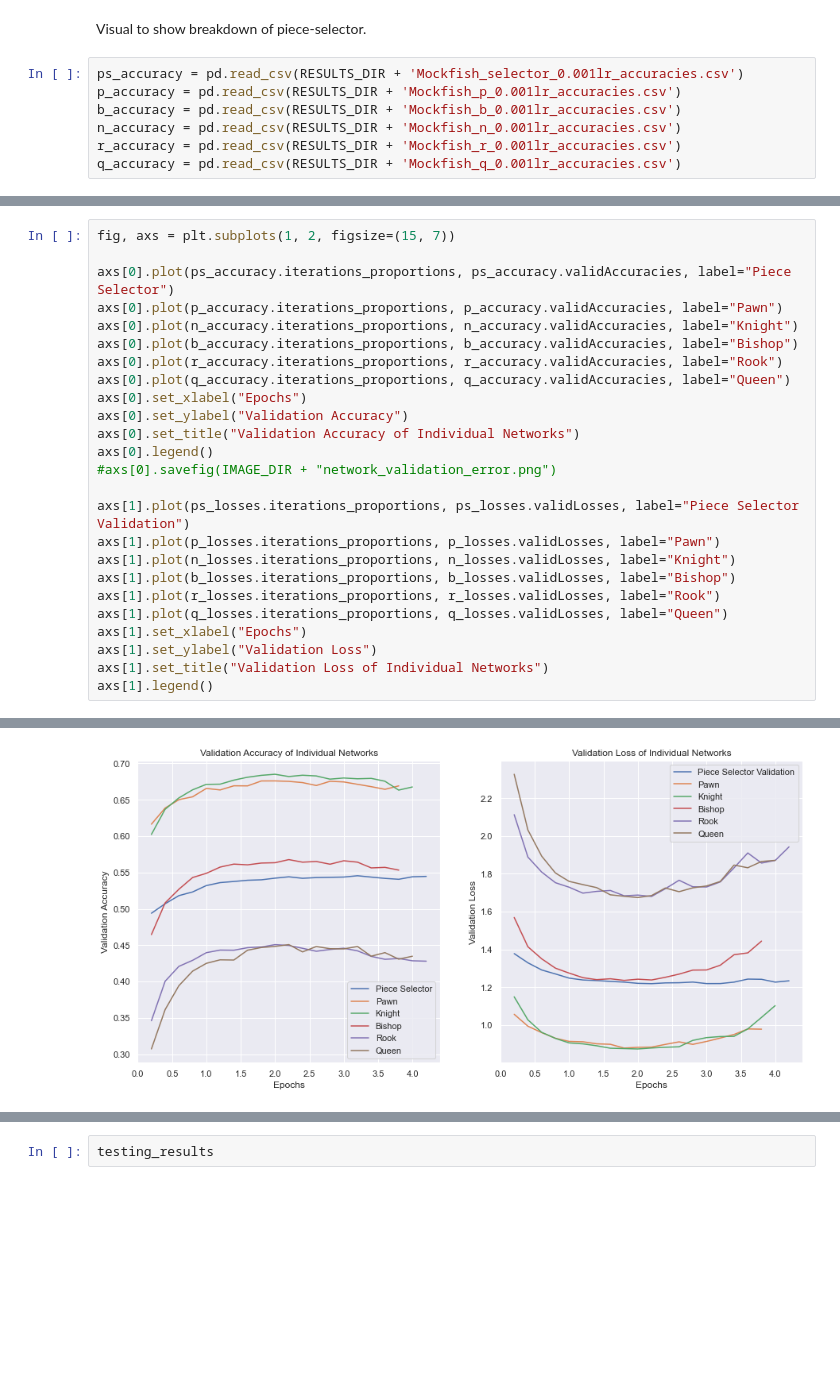
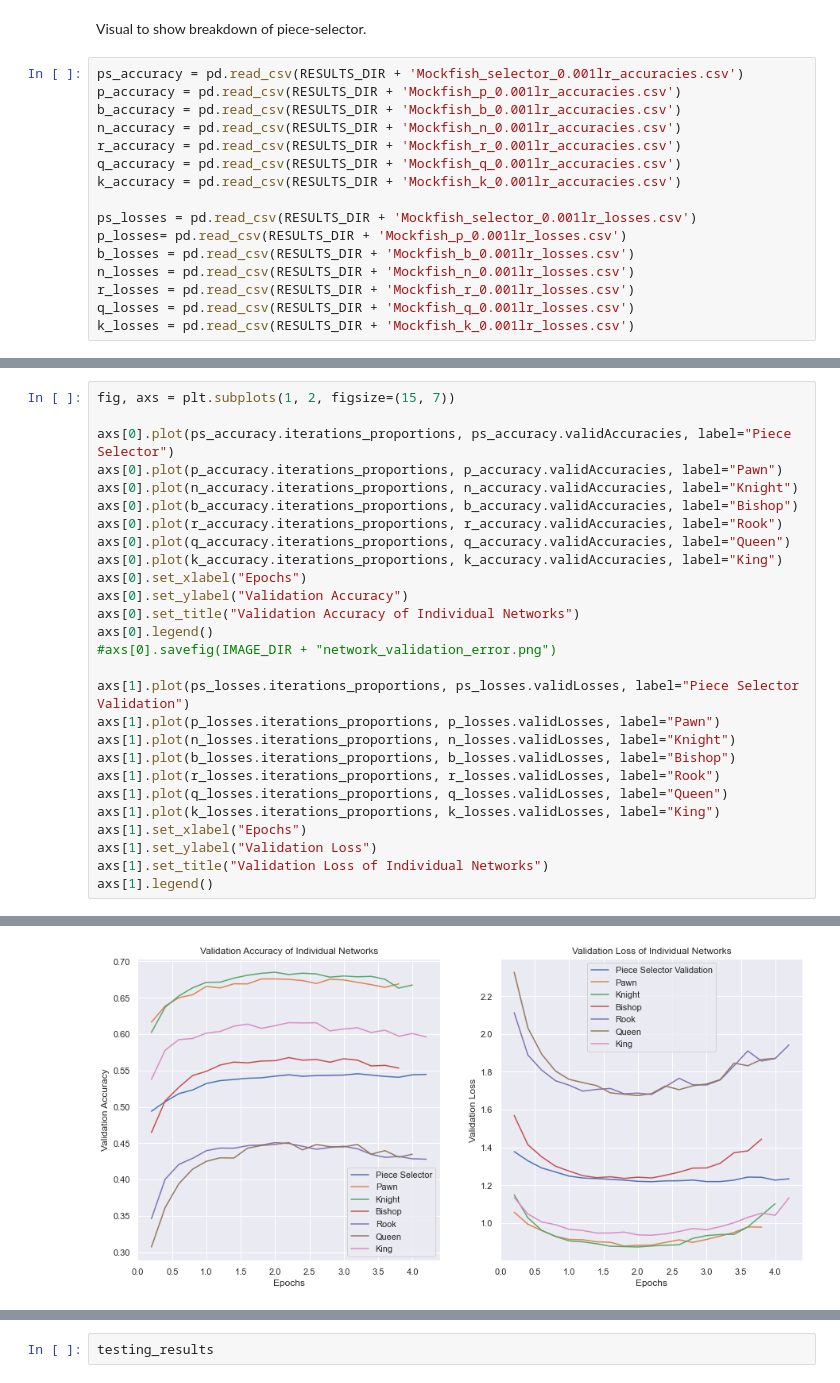
Before and after one commit to jerseyjosh/MockFish, a Jupyter notebook: visuals.ipynb, the cells around one changed output, grey strips where cells are left out. Saved outputs shown, nothing was run; the diff lists cells and outputs as text; blank space fills up the shorter version.

```diff
--- a/visuals.ipynb
+++ b/visuals.ipynb
@@ -16,3 +16,12 @@ b_accuracy = pd.read_csv(RESULTS_DIR + 'Mockfish_b_0.001lr_accuracies.csv')
 n_accuracy = pd.read_csv(RESULTS_DIR + 'Mockfish_n_0.001lr_accuracies.csv')
 r_accuracy = pd.read_csv(RESULTS_DIR + 'Mockfish_r_0.001lr_accuracies.csv')
 q_accuracy = pd.read_csv(RESULTS_DIR + 'Mockfish_q_0.001lr_accuracies.csv')
+k_accuracy = pd.read_csv(RESULTS_DIR + 'Mockfish_k_0.001lr_accuracies.csv')
+
+ps_losses = pd.read_csv(RESULTS_DIR + 'Mockfish_selector_0.001lr_losses.csv')
+p_losses= pd.read_csv(RESULTS_DIR + 'Mockfish_p_0.001lr_losses.csv')
+b_losses = pd.read_csv(RESULTS_DIR + 'Mockfish_b_0.001lr_losses.csv')
+n_losses = pd.read_csv(RESULTS_DIR + 'Mockfish_n_0.001lr_losses.csv')
+r_losses = pd.read_csv(RESULTS_DIR + 'Mockfish_r_0.001lr_losses.csv')
+q_losses = pd.read_csv(RESULTS_DIR + 'Mockfish_q_0.001lr_losses.csv')
+k_losses = pd.read_csv(RESULTS_DIR + 'Mockfish_k_0.001lr_losses.csv')
@@ -26,28 +44,30 @@ q_losses = pd.read_csv(RESULTS_DIR + 'Mockfish_q_0.001lr_losses.csv')
 # %%
 fig, axs = plt.subplots(1, 2, figsize=(15, 7))
 
 axs[0].plot(ps_accuracy.iterations_proportions, ps_accuracy.validAccuracies, label="Piece Selector")
 axs[0].plot(p_accuracy.iterations_proportions, p_accuracy.validAccuracies, label="Pawn")
 axs[0].plot(n_accuracy.iterations_proportions, n_accuracy.validAccuracies, label="Knight")
 axs[0].plot(b_accuracy.iterations_proportions, b_accuracy.validAccuracies, label="Bishop")
 axs[0].plot(r_accuracy.iterations_proportions, r_accuracy.validAccuracies, label="Rook")
 axs[0].plot(q_accuracy.iterations_proportions, q_accuracy.validAccuracies, label="Queen")
+axs[0].plot(k_accuracy.iterations_proportions, k_accuracy.validAccuracies, label="King")
 axs[0].set_xlabel("Epochs")
 axs[0].set_ylabel("Validation Accuracy")
 axs[0].set_title("Validation Accuracy of Individual Networks")
 axs[0].legend()
 #axs[0].savefig(IMAGE_DIR + "network_validation_error.png")
 
 axs[1].plot(ps_losses.iterations_proportions, ps_losses.validLosses, label="Piece Selector Validation")
 axs[1].plot(p_losses.iterations_proportions, p_losses.validLosses, label="Pawn")
 axs[1].plot(n_losses.iterations_proportions, n_losses.validLosses, label="Knight")
 axs[1].plot(b_losses.iterations_proportions, b_losses.validLosses, label="Bishop")
 axs[1].plot(r_losses.iterations_proportions, r_losses.validLosses, label="Rook")
 axs[1].plot(q_losses.iterations_proportions, q_losses.validLosses, label="Queen")
+axs[1].plot(k_losses.iterations_proportions, k_losses.validLosses, label="King")
 axs[1].set_xlabel("Epochs")
 axs[1].set_ylabel("Validation Loss")
 axs[1].set_title("Validation Loss of Individual Networks")
 axs[1].legend()
 # %% [output]
 <matplotlib.legend.Legend at 0x...>
-[figure, old version]
+[figure, new version]
```
Also changed, not shown: parts of 7 cells of this notebook, 24 other files.
